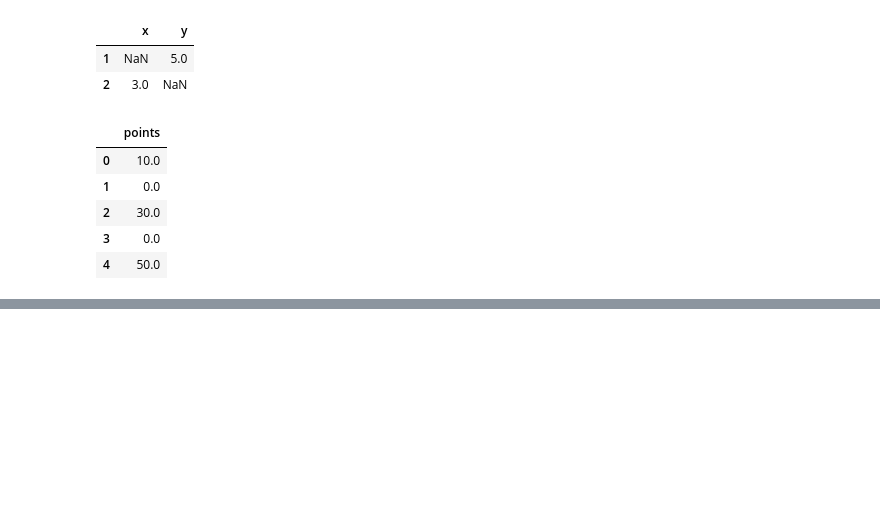
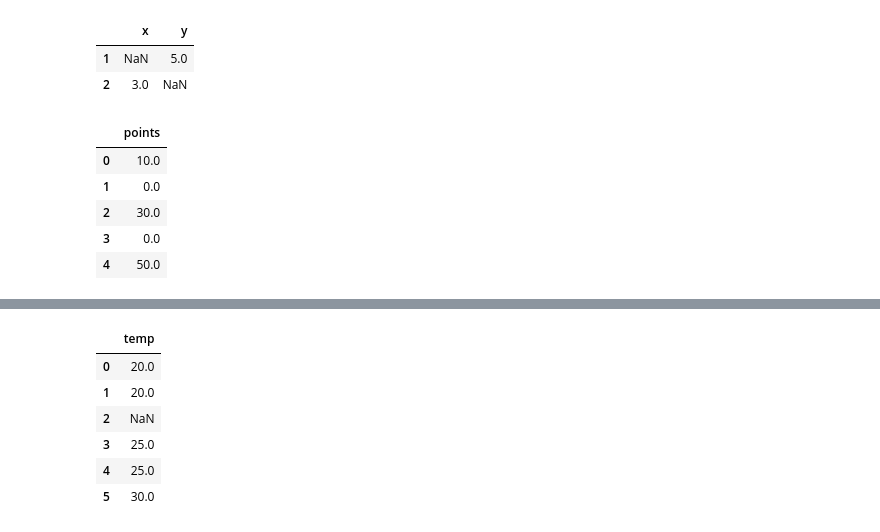
Before and after one commit to madaminovmuhammadjalil/pandas-exercises, a Jupyter notebook: Another_copy_of_Копия_pandas100.ipynb, the cells around one changed output, grey strips where cells are left out. Cells and saved outputs as stored; diff of their text form; code cells hidden in the pictures; blank space fills up the shorter version.

```diff
--- a/Another_copy_of_Копия_pandas100.ipynb
+++ b/Another_copy_of_Копия_pandas100.ipynb
@@ -677,0 +693,16 @@ data6
+# %%
+# 73
+data8 = {
+    "temp": [20, None, None, 25, None, 30]
+}
+data8 = df(data8)
+data8 = data8.fillna(data8.shift(1))
+data8
+# %% [output]
+|  | temp |
+| 0 | 20.0 |
+| 1 | 20.0 |
+| 2 | NaN |
+| 3 | 25.0 |
+| 4 | 25.0 |
+| 5 | 30.0 |
```
Also changed, not shown: parts of 13 cells of this notebook.
